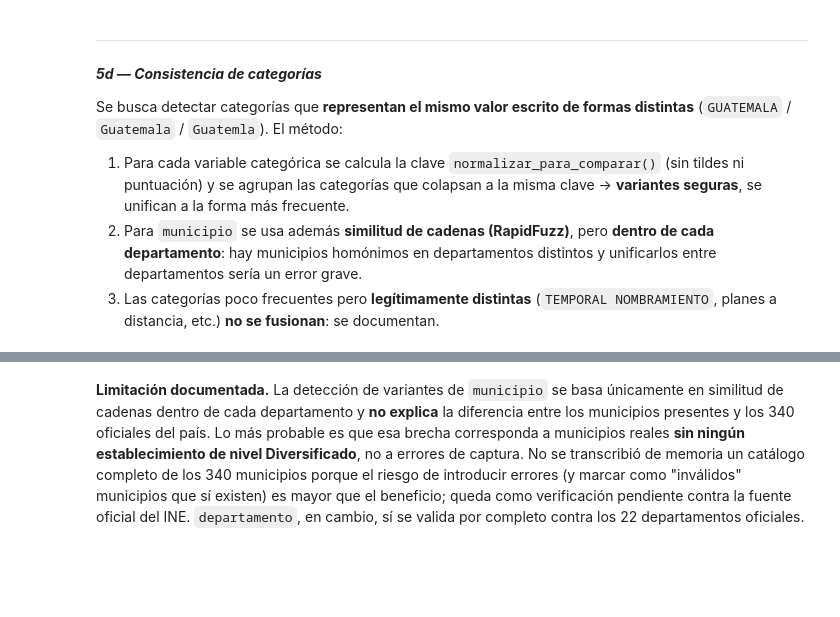
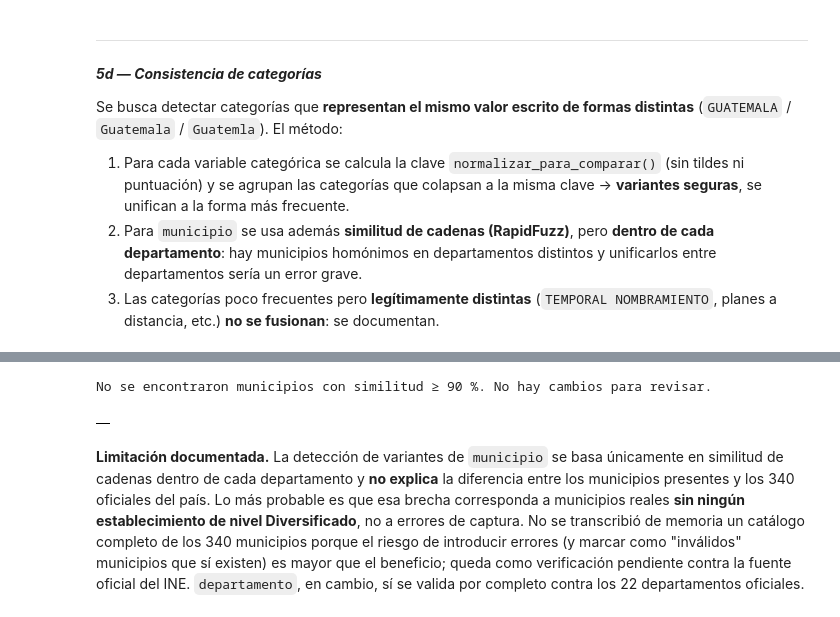
Before and after one commit to CindyGualim/DATA-SCIENCE_CC3084, a Jupyter notebook: Proyecto1.ipynb, the cells around one changed output, grey strips where cells are left out. Cells and saved outputs as stored; diff of their text form; code cells hidden in the pictures; blank space fills up the shorter version.

```diff
--- a/Proyecto1.ipynb
+++ b/Proyecto1.ipynb
@@ -915,3 +981,49 @@ Se busca detectar categorías que **representan el mismo valor escrito de formas
+# %%
+# --- Paso 2: variantes de MUNICIPIO por similitud de cadenas, dentro de cada departamento ---
+from rapidfuzz import fuzz
+
+municipios_similares = []
+
+for departamento, grupo in df.groupby("departamento"):
+
+    municipios = sorted(
+        grupo["municipio"]
+        .dropna()
+        .unique()
+    )
+
+    for i in range(len(municipios)):
+
+        for j in range(i+1, len(municipios)):
+
+            score = fuzz.ratio(
+                municipios[i],
+                municipios[j]
+            )
+
+            if score >= 90:
+
+                municipios_similares.append({
+                    "departamento": departamento,
+                    "municipio_1": municipios[i],
+                    "municipio_2": municipios[j],
+                    "similitud": score
+                })
+
+revision_municipios = pd.DataFrame(municipios_similares)
+
+if revision_municipios.empty:
+    print("No se encontraron municipios con similitud ≥ 90 %. No hay cambios para revisar.")
+else:
+    revision_municipios = revision_municipios.sort_values(
+        ["departamento", "similitud"],
+        ascending=[True, False]
+    )
+
+display(revision_municipios)
+# %% [output]
+No se encontraron municipios con similitud ≥ 90 %. No hay cambios para revisar.
+|  |
 # %% [markdown]
 **Limitación documentada.** La detección de variantes de `municipio` se basa únicamente en
 similitud de cadenas dentro de cada departamento y **no explica** la diferencia entre los
```
Also changed, not shown: parts of 7 cells of this notebook.
